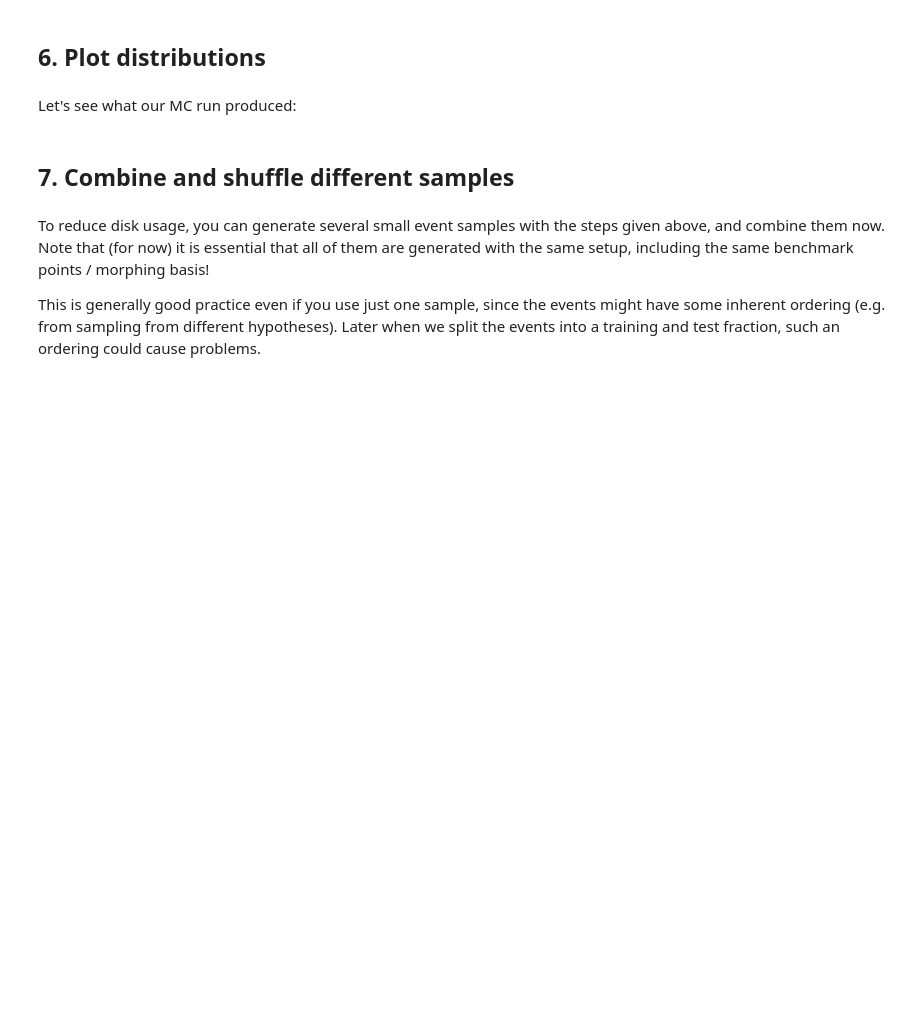
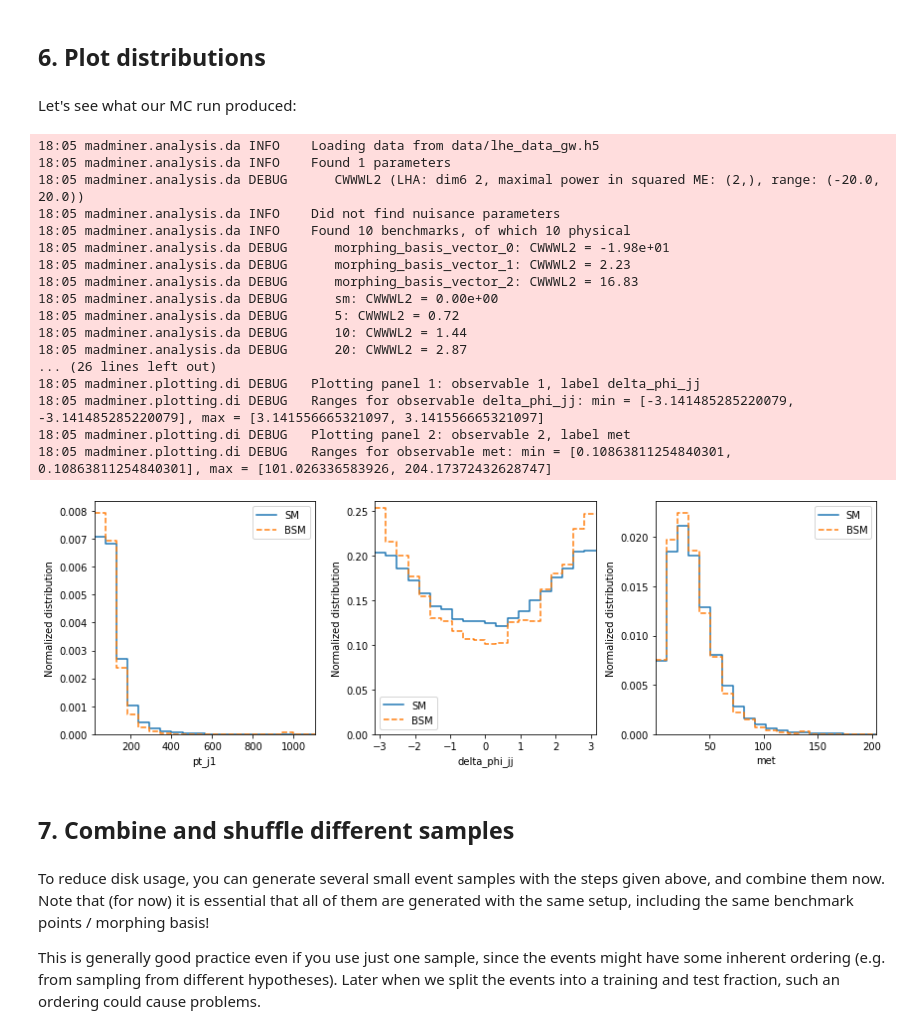
Before and after one commit to johannbrehmer/madminer, a Jupyter notebook: examples/tutorial_particle_physics/2a_parton_level_analysis.ipynb, the cells around one changed output. Drawn from its saved outputs; the diff is of its cells as text; code cells hidden in the pictures; blank space fills up the shorter version.

```diff
--- a/examples/tutorial_particle_physics/2a_parton_level_analysis.ipynb
+++ b/examples/tutorial_particle_physics/2a_parton_level_analysis.ipynb
@@ -323,15 +313,34 @@ lhe.save('data/lhe_data.h5')
 Let's see what our MC run produced:
 # %%
 _ = plot_distributions(
-    filename='data/lhe_data.h5',
+    filename='data/lhe_data_gw.h5',
     parameter_points=['sm', np.array([10.,0.])],
     line_labels=['SM', 'BSM'],
     uncertainties='none',
     n_bins=20,
     n_cols=3,
     normalize=True,
     sample_only_from_closest_benchmark=True
 )
+# %% [output]
+18:05 madminer.analysis.da INFO    Loading data from data/lhe_data_gw.h5
+18:05 madminer.analysis.da INFO    Found 1 parameters
+18:05 madminer.analysis.da DEBUG      CWWWL2 (LHA: dim6 2, maximal power in squared ME: (2,), range: (-20.0, 20.0))
+18:05 madminer.analysis.da INFO    Did not find nuisance parameters
+18:05 madminer.analysis.da INFO    Found 10 benchmarks, of which 10 physical
+18:05 madminer.analysis.da DEBUG      morphing_basis_vector_0: CWWWL2 = -1.98e+01
+18:05 madminer.analysis.da DEBUG      morphing_basis_vector_1: CWWWL2 = 2.23
+18:05 madminer.analysis.da DEBUG      morphing_basis_vector_2: CWWWL2 = 16.83
+18:05 madminer.analysis.da DEBUG      sm: CWWWL2 = 0.00e+00
+18:05 madminer.analysis.da DEBUG      5: CWWWL2 = 0.72
+18:05 madminer.analysis.da DEBUG      10: CWWWL2 = 1.44
+18:05 madminer.analysis.da DEBUG      20: CWWWL2 = 2.87
+... (26 lines left out)
+18:05 madminer.plotting.di DEBUG   Plotting panel 1: observable 1, label delta_phi_jj
+18:05 madminer.plotting.di DEBUG   Ranges for observable delta_phi_jj: min = [-3.141485285220079, -3.141485285220079], max = [3.141556665321097, 3.141556665321097]
+18:05 madminer.plotting.di DEBUG   Plotting panel 2: observable 2, label met
+18:05 madminer.plotting.di DEBUG   Ranges for observable met: min = [0.10863811254840301, 0.10863811254840301], max = [101.026336583926, 204.17372432628747]
+[figure, added]
 # %% [markdown]
 ## 7. Combine and shuffle different samples
 # %% [markdown]
```
Also changed, not shown: parts of 12 cells of this notebook, 11 other files.
